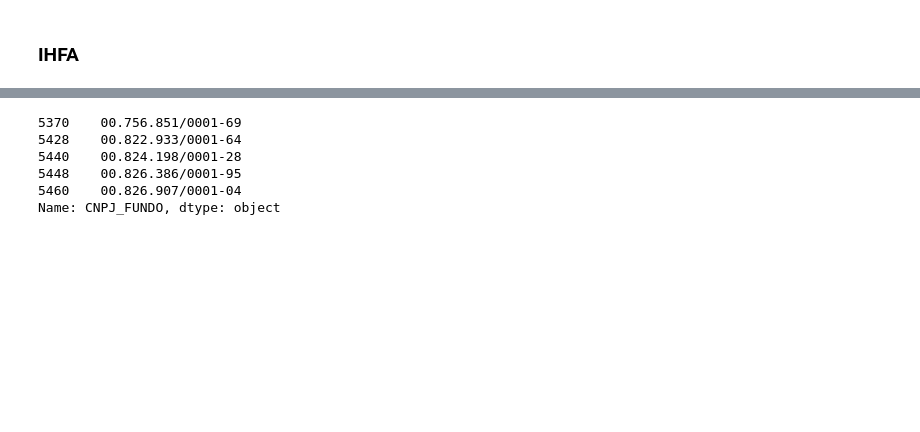
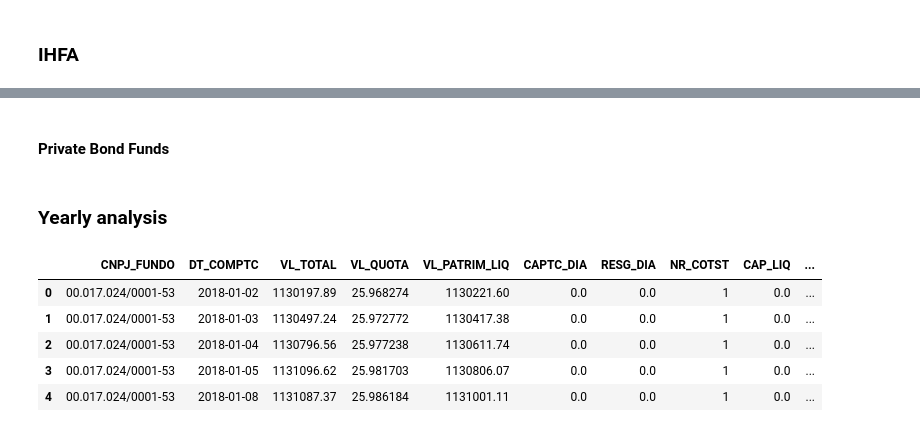
Before and after one commit to rafaelimai/ibmdscapstone, a Jupyter notebook: Capstone Work.ipynb, the cells around one changed output, grey strips where cells are left out. Cells and saved outputs as stored; diff of their text form; code cells hidden in the pictures; blank space fills up the shorter version.

```diff
--- a/Capstone Work.ipynb
+++ b/Capstone Work.ipynb
@@ -271,0 +211,2 @@ plt.show()
+# %% [markdown]
+#### Private Bond Funds
@@ -272,3 +226,14 @@ plt.show()
+# %% [markdown]
+### Yearly analysis
+# %%
+historicSeries.head()
+# %% [output]
+|  | CNPJ_FUNDO | DT_COMPTC | VL_TOTAL | VL_QUOTA | VL_PATRIM_LIQ | CAPTC_DIA | RESG_DIA | NR_COTST | CAP_LIQ | ... |
+| 0 | 00.017.024/0001-53 | 2018-01-02 | 1130197.89 | 25.968274 | 1130221.60 | 0.0 | 0.0 | 1 | 0.0 | ... |
+| 1 | 00.017.024/0001-53 | 2018-01-03 | 1130497.24 | 25.972772 | 1130417.38 | 0.0 | 0.0 | 1 | 0.0 | ... |
+| 2 | 00.017.024/0001-53 | 2018-01-04 | 1130796.56 | 25.977238 | 1130611.74 | 0.0 | 0.0 | 1 | 0.0 | ... |
+| 3 | 00.017.024/0001-53 | 2018-01-05 | 1131096.62 | 25.981703 | 1130806.07 | 0.0 | 0.0 | 1 | 0.0 | ... |
+| 4 | 00.017.024/0001-53 | 2018-01-08 | 1131087.37 | 25.986184 | 1131001.11 | 0.0 | 0.0 | 1 | 0.0 | ... |
 # %%
 #unload
 
@@ -278,9 +243,0 @@ insightsInterbankRate_Dump.to_csv("interbankRate_dump.csv")
-# %%
-interbankRateFundFilterLayer['CNPJ_FUNDO'].head()
-# %% [output]
-5370    00.756.851/0001-69
-5428    00.822.933/0001-64
-5440    00.824.198/0001-28
-5448    00.826.386/0001-95
-5460    00.826.907/0001-04
-Name: CNPJ_FUNDO, dtype: object
```
Also changed, not shown: parts of 26 cells of this notebook.
